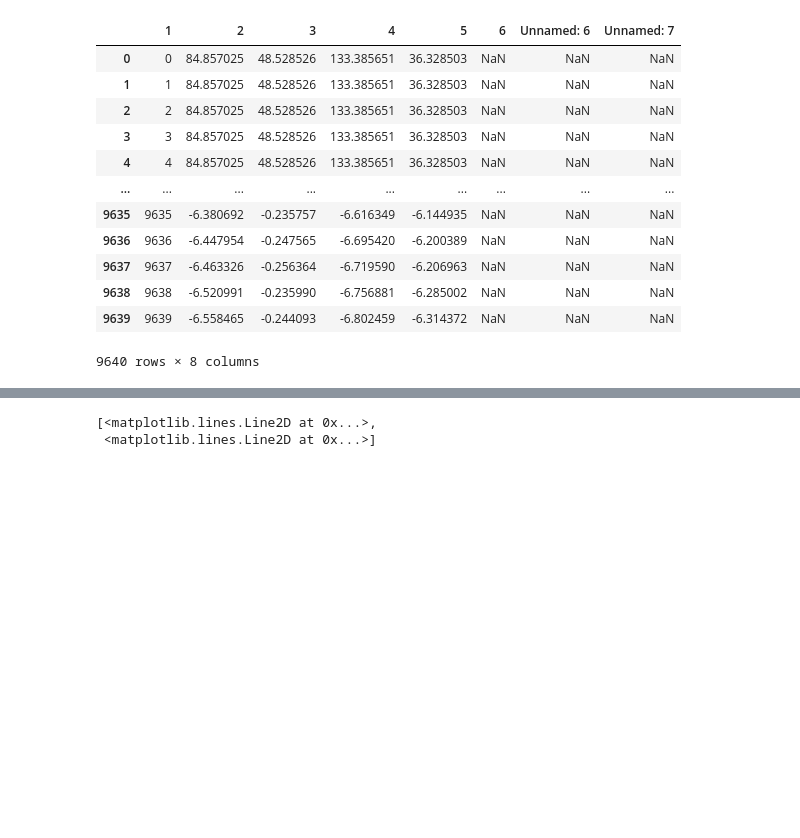
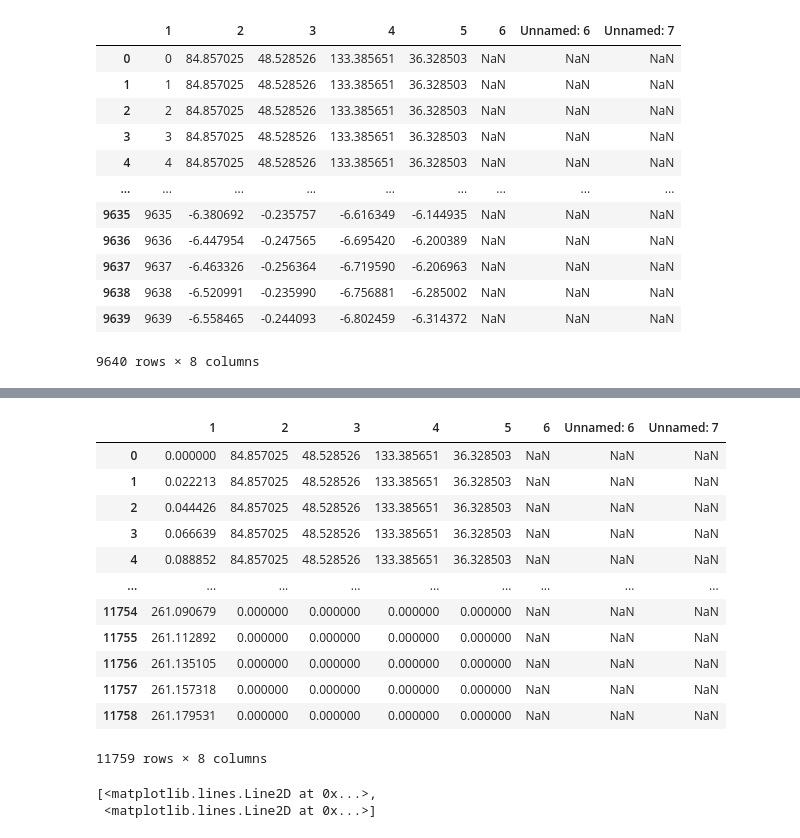
Before and after one commit to VirajJaneja/FNIRSMotionArtifacts, a Jupyter notebook: Motion Artifact Identification.ipynb, the cells around one changed output, grey strips where cells are left out. Saved outputs shown, nothing was run; the diff lists cells and outputs as text; code cells hidden in the pictures; blank space fills up the shorter version.

```diff
--- a/Motion Artifact Identification.ipynb
+++ b/Motion Artifact Identification.ipynb
@@ -34,3 +55,23 @@ Trial1Ox
+# %%
+Trial1Ox['1'] = Trial1Ox['1']*0.0219327535
+Trial2Ox['1'] = Trial2Ox['1']*(177.693061/8129)
+Trial3Ox['1'] = Trial3Ox['1']*(261.179531/11758)
+
+Trial3Ox
+# %% [output]
+|  | 1 | 2 | 3 | 4 | 5 | 6 | Unnamed: 6 | Unnamed: 7 |
+| 0 | 0.000000 | 84.857025 | 48.528526 | 133.385651 | 36.328503 | NaN | NaN | NaN |
+| 1 | 0.022213 | 84.857025 | 48.528526 | 133.385651 | 36.328503 | NaN | NaN | NaN |
+| 2 | 0.044426 | 84.857025 | 48.528526 | 133.385651 | 36.328503 | NaN | NaN | NaN |
+| 3 | 0.066639 | 84.857025 | 48.528526 | 133.385651 | 36.328503 | NaN | NaN | NaN |
+| 4 | 0.088852 | 84.857025 | 48.528526 | 133.385651 | 36.328503 | NaN | NaN | NaN |
+| ... | ... | ... | ... | ... | ... | ... | ... | ... |
+| 11754 | 261.090679 | 0.000000 | 0.000000 | 0.000000 | 0.000000 | NaN | NaN | NaN |
+| 11755 | 261.112892 | 0.000000 | 0.000000 | 0.000000 | 0.000000 | NaN | NaN | NaN |
+| 11756 | 261.135105 | 0.000000 | 0.000000 | 0.000000 | 0.000000 | NaN | NaN | NaN |
+| 11757 | 261.157318 | 0.000000 | 0.000000 | 0.000000 | 0.000000 | NaN | NaN | NaN |
+| 11758 | 261.179531 | 0.000000 | 0.000000 | 0.000000 | 0.000000 | NaN | NaN | NaN |
+11759 rows × 8 columns
 # %%
 Trial1Ox
 plt.plot(Trial1Ox['2'], Trial1Ox['3'], Trial1Ox['4'], Trial1Ox['5'])
```
Also changed, not shown: parts of 5 cells of this notebook.
